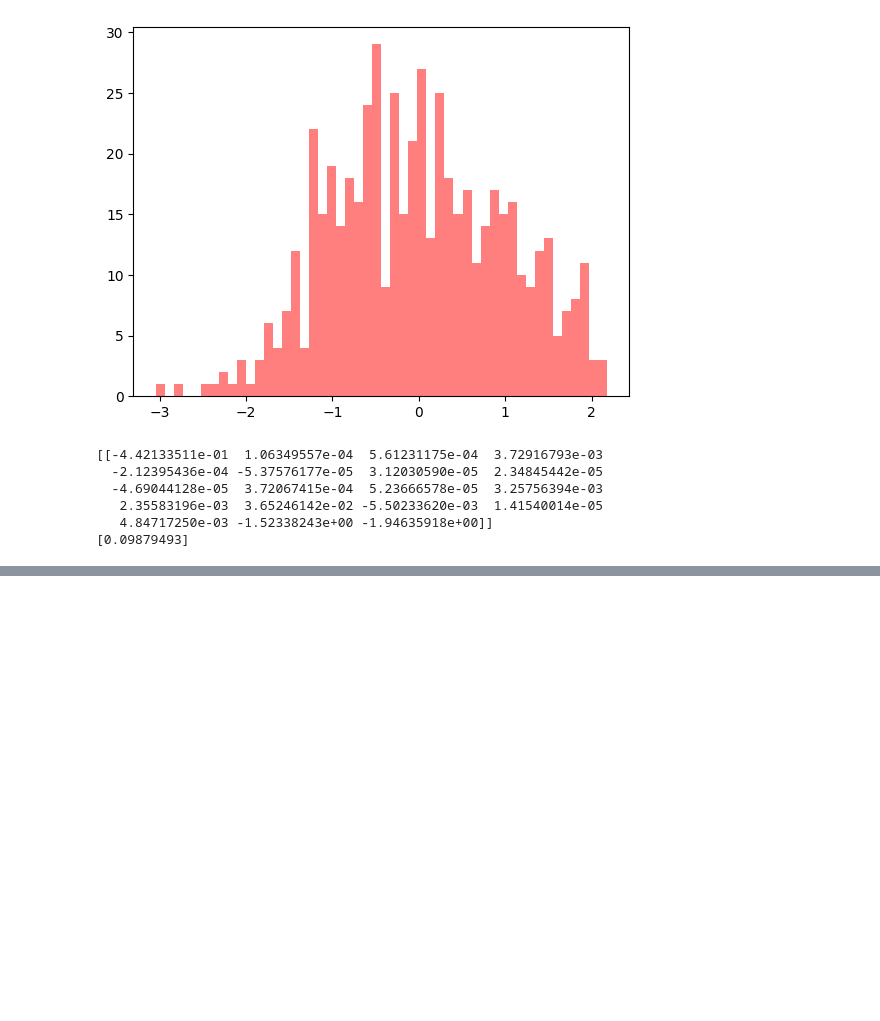
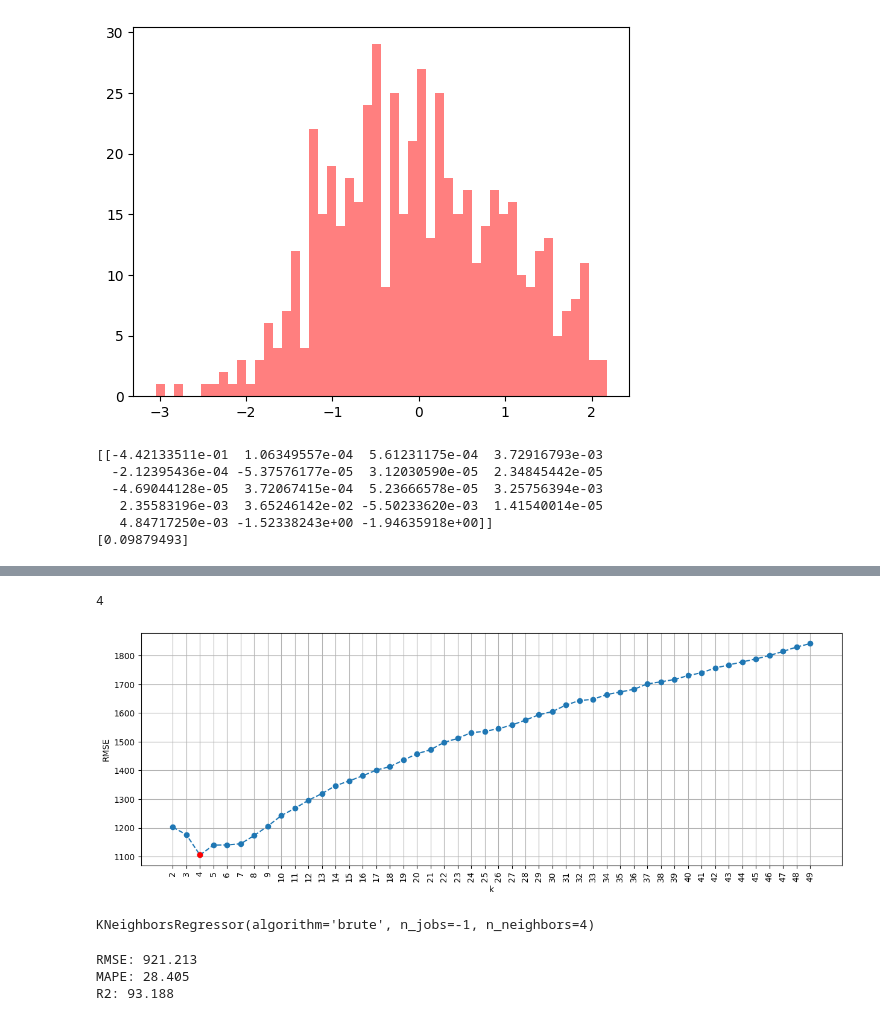
Before and after one commit to frd-mzh/DataScienceMLAI, a Jupyter notebook: Codes/CourseProject.ipynb, the cells around one changed output, grey strips where cells are left out. Saved outputs shown, nothing was run; the diff lists cells and outputs as text; code cells hidden in the pictures; blank space fills up the shorter version.

```diff
--- a/Codes/CourseProject.ipynb
+++ b/Codes/CourseProject.ipynb
@@ -488,0 +511,3 @@ ValueError: x and y must be the same size
+# %%
+#Grid
+k_grid = [_ for _ in range(2, 50)]
@@ -488,0 +521,25 @@ ValueError: x and y must be the same size
+# %%
+#K-fold cross validation to choose the best model
+from sklearn.model_selection import cross_val_score
+
+import time
+start_time = time.time()
+#K-fold cross validation
+for i in range(len(cv_errors)):
+    knn = KNeighborsRegressor(n_neighbors = k_grid[i],
+                              weights = 'uniform',
+                              algorithm = 'brute',
+                              metric = 'minkowski',
+                              p = 2,
+                              n_jobs = -1)
+    #K-fold cross validation
+    scores = cross_val_score(estimator = knn,
+                             X = X_train,
+                             y = y_train,
+                             scoring = 'neg_root_mean_squared_error',
+                             cv = 10,
+                             n_jobs = -1)
+    #Calculate the average scores and save the results
+    cv_errors[i] = scores.mean()
+end_time = time.time()
+print(f'The process took {round(end_time-start_time, 2)} seconds')
@@ -488,0 +563,44 @@ ValueError: x and y must be the same size
+# %%
+k_grid[np.argmax(cv_errors)]
+# %% [output]
+4
+# %%
+#Plot the results
+plt.figure(figsize = (15, 5))
+plt.plot(k_grid, -cv_errors, 'o', linestyle = '--')
+plt.xticks(k_grid, rotation = 90)
+plt.xlabel('k')
+plt.ylabel('RMSE')
+plt.plot(k_grid[np.argmax(cv_errors)], -np.max(cv_errors), 'ro')
+plt.grid()
+plt.show()
+# %% [output]
+[figure, added]
+# %%
+#Create kNN regression model w/ the best hyperparameter
+model_4 = KNeighborsRegressor(n_neighbors = k_grid[np.argmax(cv_errors)],
+                              weights = 'uniform',
+                              algorithm = 'brute',
+                              metric = 'minkowski',
+                              p = 2,
+                              n_jobs = -1)
+model_4.fit(X_train, y_train)
+# %% [output]
+KNeighborsRegressor(algorithm='brute', n_jobs=-1, n_neighbors=4)
+# %%
+## Predict response variable in the train dataset
+y_train_pred_4 = model_4.predict(X_train)
+
+#Calculare residuals
+res_4 = y_train - y_train_pred_4
+
+#The root mean squared error
+print('RMSE: {:0.3f}'.format(mean_squared_error(y_train, y_train_pred_4, squared = False)))
+#The root mean squared error
+print('MAPE: {:0.3f}'.format(mean_absolute_percentage_error(y_train, y_train_pred_4) * 100))
+#The coefficient of determination
+print('R2: {:0.3f}'.format(r2_score(y_train, y_train_pred_4) * 100))
+# %% [output]
+RMSE: 921.213
+MAPE: 28.405
+R2: 93.188
```
Also changed, not shown: parts of 79 cells of this notebook.
